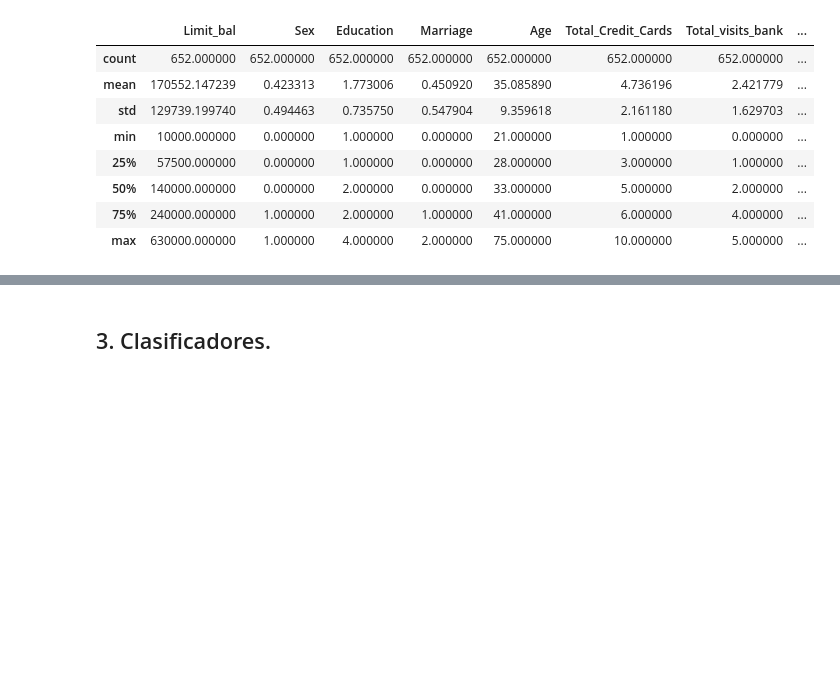
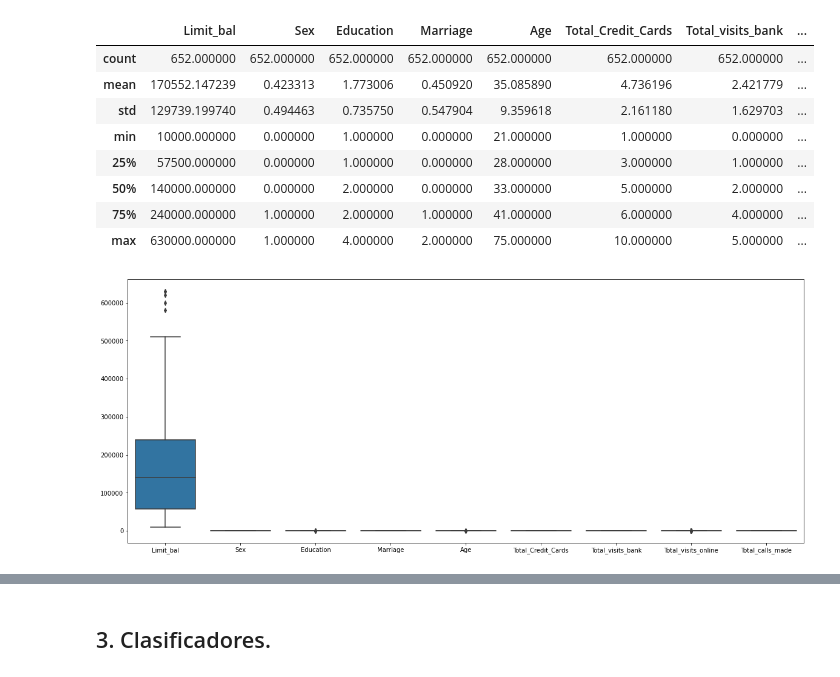
Before and after one commit to amvalero10/BI_lab2, a Jupyter notebook: lab2.ipynb, the cells around one changed output, grey strips where cells are left out. Saved outputs shown, nothing was run; the diff lists cells and outputs as text; code cells hidden in the pictures; blank space fills up the shorter version.

```diff
--- a/lab2.ipynb
+++ b/lab2.ipynb
@@ -539,3 +551,9 @@ df_clients_A.describe()
 | 50% | 140000.000000 | 0.000000 | 2.000000 | 0.000000 | 33.000000 | 5.000000 | 2.000000 | ... |
 | 75% | 240000.000000 | 1.000000 | 2.000000 | 1.000000 | 41.000000 | 6.000000 | 4.000000 | ... |
 | max | 630000.000000 | 1.000000 | 4.000000 | 2.000000 | 75.000000 | 10.000000 | 5.000000 | ... |
+# %%
+#Visualización de todas las variables
+fig = plt.figure(figsize=(20,8))
+ax= sns.boxplot( data = df_clients_A, orient="v" )
+# %% [output]
+[figure, added]
```
Also changed, not shown: parts of 29 cells of this notebook.
